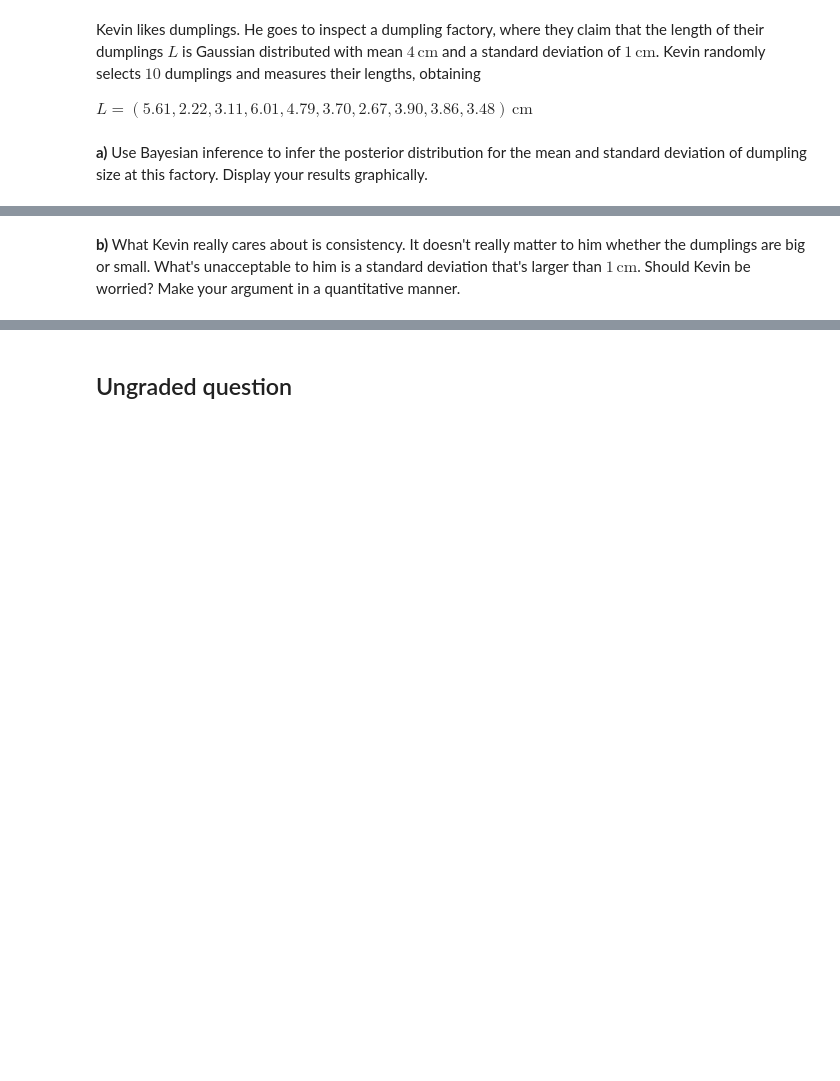
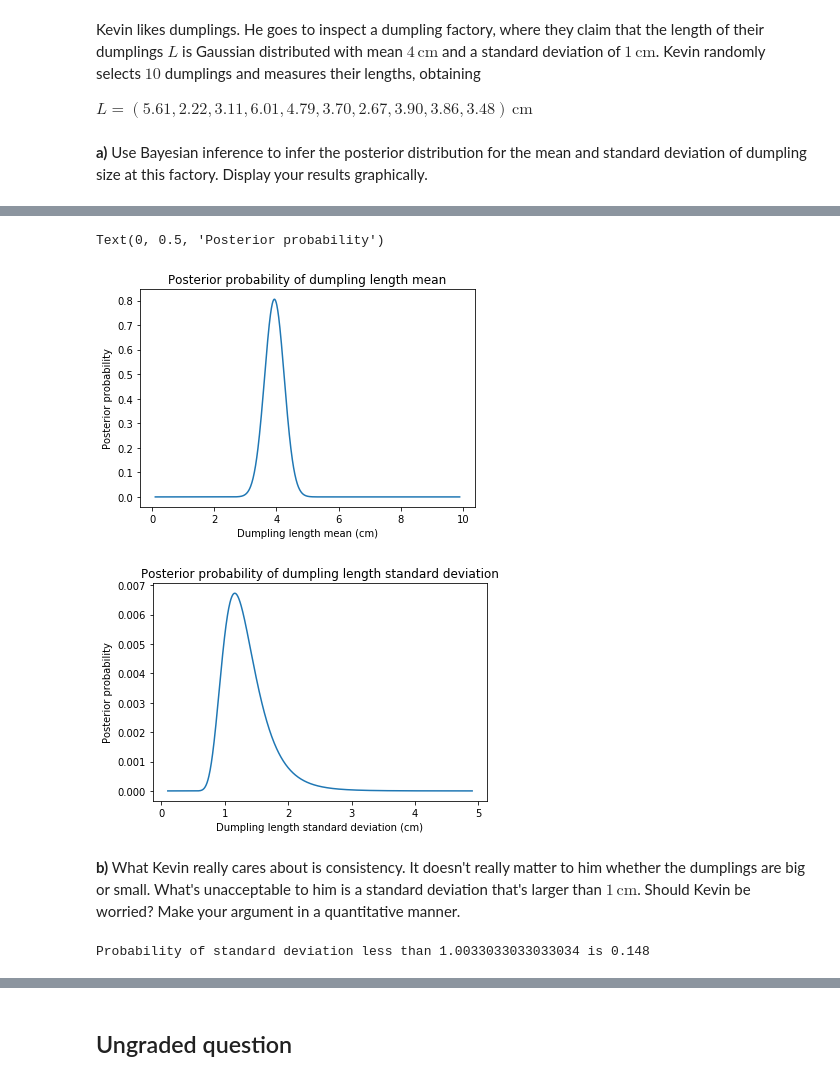
Before and after one commit to nlefrancois6/Phys321, a Jupyter notebook: Midterm2021/Midterm2021.ipynb, the cells around one changed output, grey strips where cells are left out. Drawn from its saved outputs; the diff is of its cells as text; code cells hidden in the pictures; blank space fills up the shorter version.

```diff
--- a/Midterm2021/Midterm2021.ipynb
+++ b/Midterm2021/Midterm2021.ipynb
@@ -163,2 +244,39 @@ __a)__ Use Bayesian inference to infer the posterior distribution for the mean a
+# %%
+#List of mu and sigma values to plot the probability over
+import numpy as np
+
+npts = 1000
+mu_vals = np.linspace(0.1,9.9,npts)
+sig_vals = np.linspace(0.1,4.9,npts)
+
+#Plot the probability as a function of mu, holding sig=1 fixed
+sig = 1
+P_vals = []
+for i in range(npts):
+    P_vals.append(posterior(D,mu_vals[i],sig))
+
+plt.figure()
+plt.plot(mu_vals, P_vals)
+plt.title('Posterior probability of dumpling length mean')
+plt.xlabel('Dumpling length mean (cm)')
+plt.ylabel('Posterior probability')
+
+#Plot the probability as a function of sig, holding mu=4 fixed
+mu = 4
+P_vals = []
+for i in range(npts):
+    P_vals.append(posterior(D,mu,sig_vals[i]))
+
+P_vals = P_vals/sum(P_vals)
+
+plt.figure()
+plt.plot(sig_vals, P_vals)
+plt.title('Posterior probability of dumpling length standard deviation')
+plt.xlabel('Dumpling length standard deviation (cm)')
+plt.ylabel('Posterior probability')
+# %% [output]
+Text(0, 0.5, 'Posterior probability')
+[figure, added]
+[figure, added]
 # %% [markdown]
 __b)__ What Kevin really cares about is consistency. It doesn't really matter to him whether the dumplings are big or small. What's unacceptable to him is a standard deviation that's larger than $1\,\textrm{cm}$. Should Kevin be worried? Make your argument in a quantitative manner.
@@ -166,0 +283,22 @@ __b)__ What Kevin really cares about is consistency. It doesn't really matter to
+# %%
+## Your answer here
+
+def cumulative_probability(P_vals, x):
+    #Calculate the point where the cumulative probability reaches a value x by integrating the probability from 0 to x
+    P_c = 0
+    ind_found = False
+    for i in range(len(P_vals)):
+        P_c += P_vals[i]
+        #Check if we've reached the desired cumulative probability threshold
+        if P_c > x and ind_found==False:
+            ind_x = i
+            ind_found = True
+
+    return ind_x
+
+x = 0.148
+ind_x = cumulative_probability(P_vals, x)
+sig_x = sig_vals[ind_x]
+print('Probability of standard deviation less than', sig_x, 'is',x)
+# %% [output]
+Probability of standard deviation less than 1.0033033033033034 is 0.148
```
Also changed, not shown: parts of 5 cells of this notebook.
